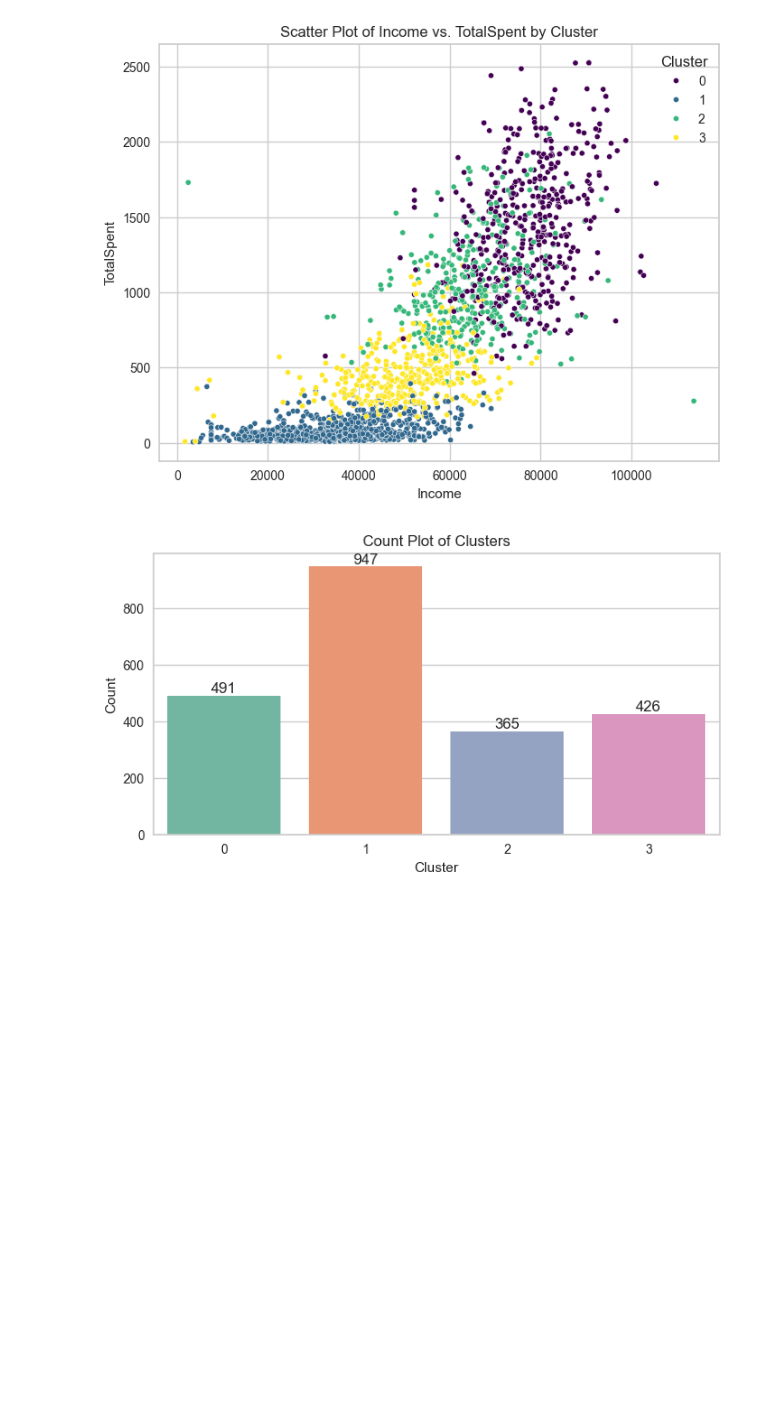
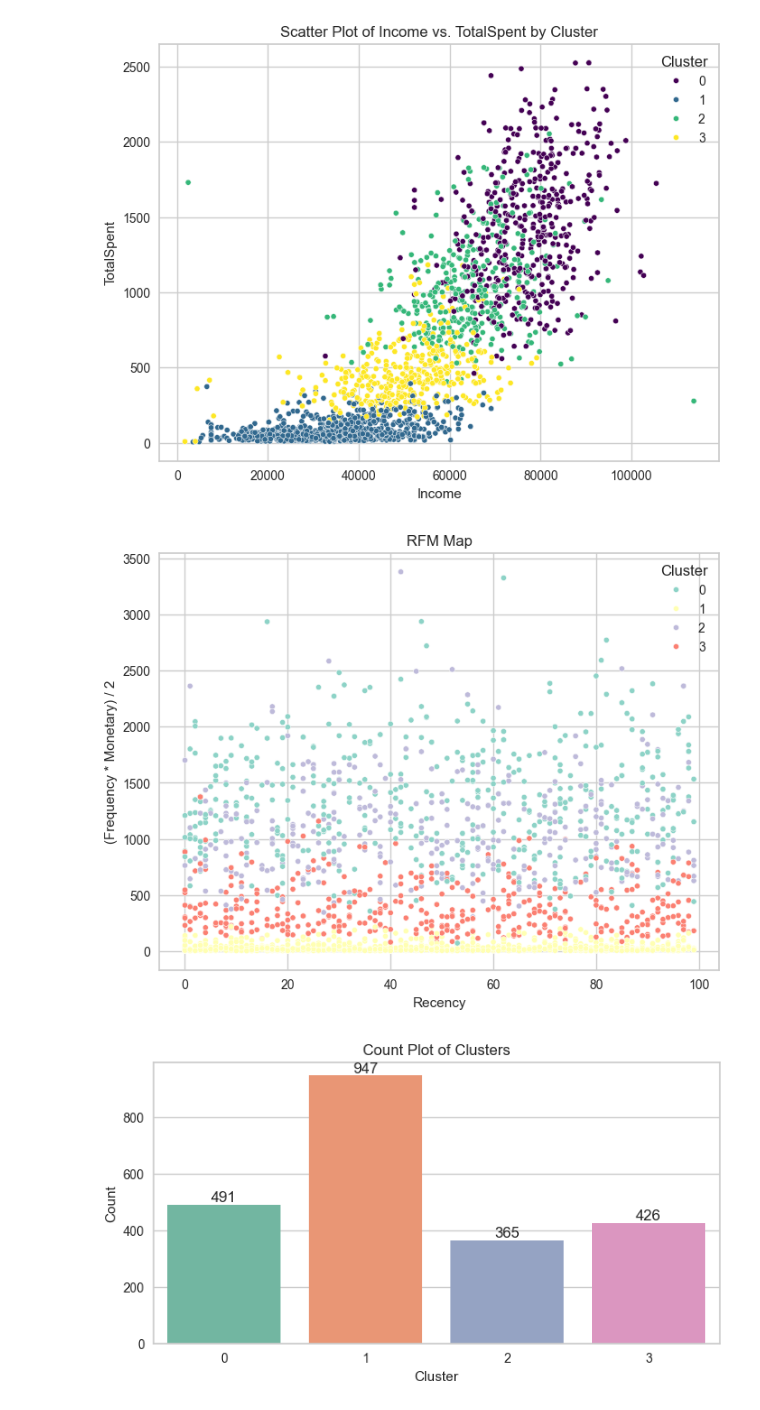
Before and after one commit to Anotherafael/CustomerSegmentation, a Jupyter notebook: Modeling.ipynb, the cells around one changed output. Cells and saved outputs as stored; diff of their text form; code cells hidden in the pictures; blank space fills up the shorter version.

Commit message:
feat: add rfm map with clusters; update: readme.md

```diff
--- a/Modeling.ipynb
+++ b/Modeling.ipynb
@@ -201,6 +201,17 @@ plt.legend(title='Cluster')
 plt.show()
 # %% [output]
 [figure]
+# %%
+plt.figure(figsize=(8, 6))
+sns.scatterplot(x='recency', y=((cleaned_df['frequency'] * cleaned_df['monetary']) / 2), hue='clusters', data=cleaned_df, palette='viridis', s=20)
+
+plt.title('RFM Map')
+plt.xlabel('Recency')
+plt.ylabel('(Frequency * Monetary) / 2')
+plt.legend(title='Cluster')
+plt.show()
+# %% [output]
+[figure, added]
 # %%
 plt.figure(figsize=(8, 4))
 ax = sns.countplot(x='clusters', data=cleaned_df, palette='Set2')
```
Also changed, not shown: parts of 4 cells of this notebook, 2 other files.
